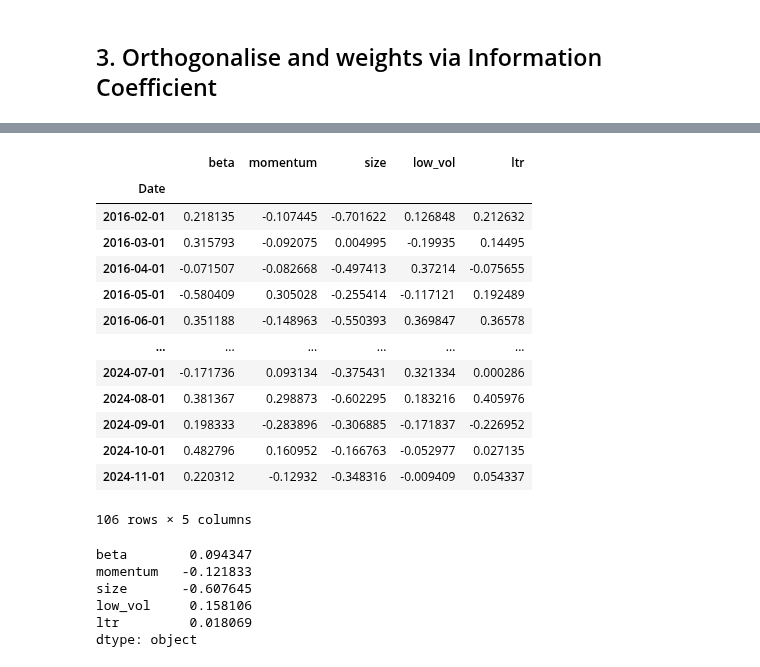
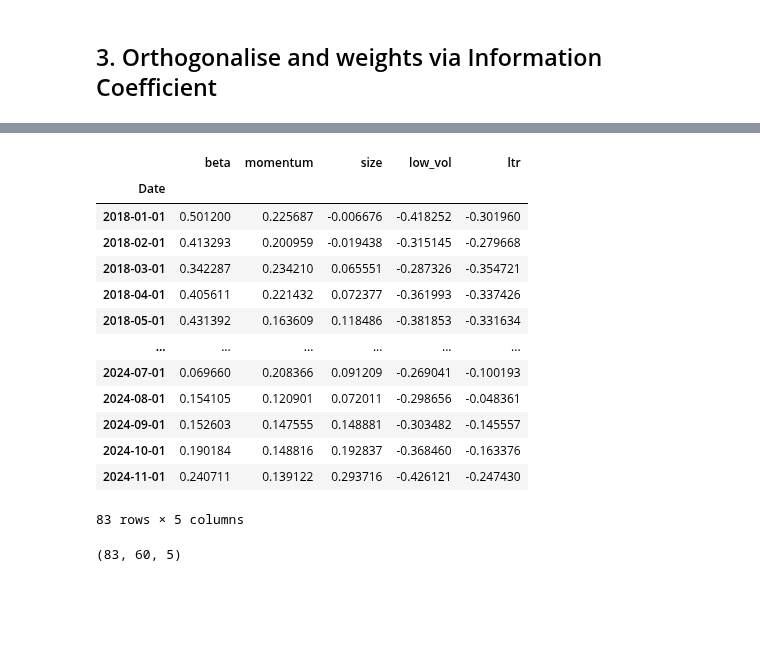
Before and after one commit to gy623/Cross-Sectional-Factor-Model-of-Asset-Returns, a Jupyter notebook: factor_model_WLS.ipynb, the cells around one changed output, grey strips where cells are left out. Cells and saved outputs as stored; diff of their text form; code cells hidden in the pictures; blank space fills up the shorter version.

```diff
--- a/factor_model_WLS.ipynb
+++ b/factor_model_WLS.ipynb
@@ -432,33 +478,43 @@ def compute_ic(name: str, signal: pd.DataFrame, returns: pd.DataFrame):
     return ic_series
 # %%
 ic_df = pd.DataFrame(index = dates)
-for name, signal in signals_cleaned.items():
+for name, signal in signals_processed.items():
     ic_df = pd.concat([ic_df, compute_ic(name, signal, returns)], axis = 1)
 ic_df.dropna(inplace = True)
-ic_df
+weights_rolling = normalise(ic_df).rolling(window = 24).mean().dropna()
+weights_rolling
 # %% [output]
 |  | beta | momentum | size | low_vol | ltr |
 | Date |  |  |  |  |  |
-| 2016-02-01 | 0.218135 | -0.107445 | -0.701622 | 0.126848 | 0.212632 |
-| 2016-03-01 | 0.315793 | -0.092075 | 0.004995 | -0.19935 | 0.14495 |
-| 2016-04-01 | -0.071507 | -0.082668 | -0.497413 | 0.37214 | -0.075655 |
-| 2016-05-01 | -0.580409 | 0.305028 | -0.255414 | -0.117121 | 0.192489 |
-| 2016-06-01 | 0.351188 | -0.148963 | -0.550393 | 0.369847 | 0.36578 |
+| 2018-01-01 | 0.501200 | 0.225687 | -0.006676 | -0.418252 | -0.301960 |
+| 2018-02-01 | 0.413293 | 0.200959 | -0.019438 | -0.315145 | -0.279668 |
+| 2018-03-01 | 0.342287 | 0.234210 | 0.065551 | -0.287326 | -0.354721 |
+| 2018-04-01 | 0.405611 | 0.221432 | 0.072377 | -0.361993 | -0.337426 |
+| 2018-05-01 | 0.431392 | 0.163609 | 0.118486 | -0.381853 | -0.331634 |
 | ... | ... | ... | ... | ... | ... |
-| 2024-07-01 | -0.171736 | 0.093134 | -0.375431 | 0.321334 | 0.000286 |
-| 2024-08-01 | 0.381367 | 0.298873 | -0.602295 | 0.183216 | 0.405976 |
-| 2024-09-01 | 0.198333 | -0.283896 | -0.306885 | -0.171837 | -0.226952 |
-| 2024-10-01 | 0.482796 | 0.160952 | -0.166763 | -0.052977 | 0.027135 |
-| 2024-11-01 | 0.220312 | -0.12932 | -0.348316 | -0.009409 | 0.054337 |
+| 2024-07-01 | 0.069660 | 0.208366 | 0.091209 | -0.269041 | -0.100193 |
+| 2024-08-01 | 0.154105 | 0.120901 | 0.072011 | -0.298656 | -0.048361 |
+| 2024-09-01 | 0.152603 | 0.147555 | 0.148881 | -0.303482 | -0.145557 |
+| 2024-10-01 | 0.190184 | 0.148816 | 0.192837 | -0.368460 | -0.163376 |
+| 2024-11-01 | 0.240711 | 0.139122 | 0.293716 | -0.426121 | -0.247430 |
-106 rows × 5 columns
+83 rows × 5 columns
-# %%
-S_k = ic_df.mean(axis = 0) / ic_df.std(axis = 0) # score for factor k
-S_k = S_k / S_k.abs().sum() # normalise
-S_k # stability adjusted score
-# %% [output]
-beta        0.094347
-momentum   -0.121833
-size       -0.607645
-low_vol     0.158106
-ltr         0.018069
-dtype: object
+# %%
+t_eval = weights_rolling.index
+
+for name, signal in signals_cleaned.items():
+    signals_cleaned[name] = signal.reindex(t_eval)
+
+signal_matrix = np.stack(
+    [
+        signals_cleaned["beta"].values,
+        signals_cleaned["momentum"].values,
+        signals_cleaned["size"].values,
+        signals_cleaned["low_vol"].values,
+        signals_cleaned["ltr"].values
+    ],
+    axis=2   # stack along the 3rd dimension
+)
+
+signal_matrix.shape
+# %% [output]
+(83, 60, 5)
```
Also changed, not shown: parts of 9 cells of this notebook, 14 other files.
